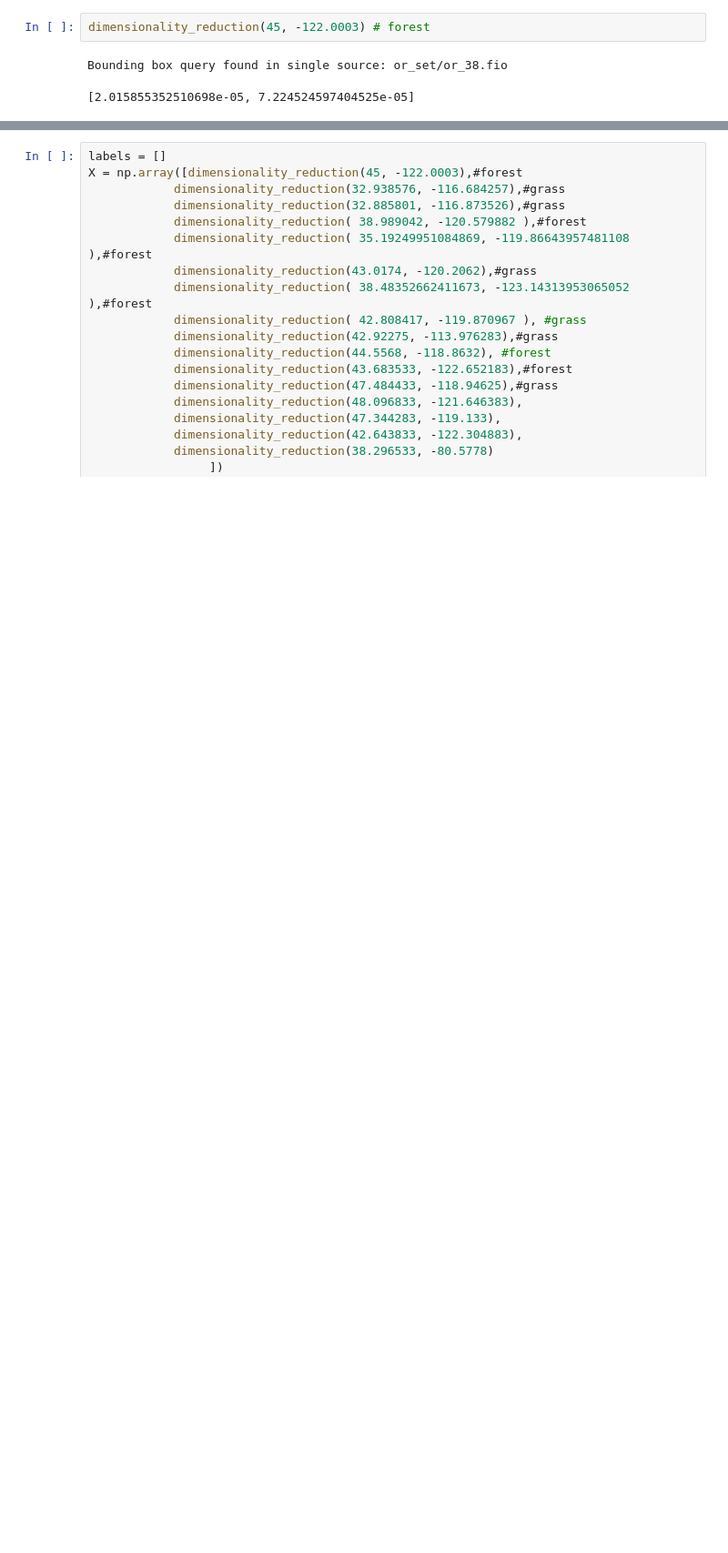
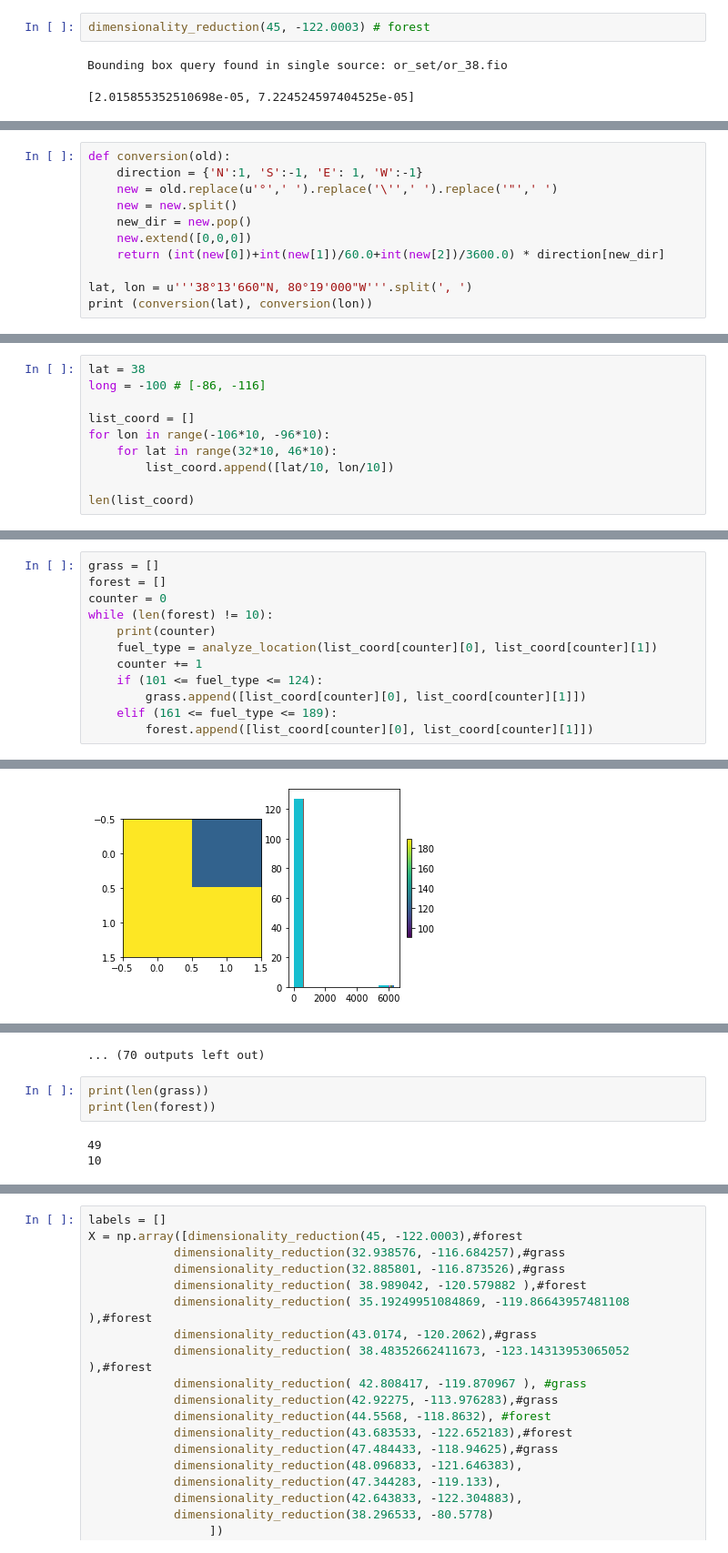
Before and after one commit to Travis-Tran/DSC180_Project, a Jupyter notebook: notebooks/comprehensive_notebook.ipynb, the cells around one changed output, grey strips where cells are left out. Shown at 91% size. Saved outputs shown, nothing was run; the diff lists cells and outputs as text; blank space fills up the shorter version.

```diff
--- a/notebooks/comprehensive_notebook.ipynb
+++ b/notebooks/comprehensive_notebook.ipynb
@@ -173,0 +178,11 @@ The last step each GPS coordinate with a 2-dimensional array will have k-means c
+# %%
+def conversion(old):
+    direction = {'N':1, 'S':-1, 'E': 1, 'W':-1}
+    new = old.replace(u'°',' ').replace('\'',' ').replace('"',' ')
+    new = new.split()
+    new_dir = new.pop()
+    new.extend([0,0,0])
+    return (int(new[0])+int(new[1])/60.0+int(new[2])/3600.0) * direction[new_dir]
+
+lat, lon = u'''38°13'660"N, 80°19'000"W'''.split(', ')
+print (conversion(lat), conversion(lon))
@@ -173,0 +191,10 @@ The last step each GPS coordinate with a 2-dimensional array will have k-means c
+# %%
+lat = 38
+long = -100 # [-86, -116]
+
+list_coord = []
+for lon in range(-106*10, -96*10):
+    for lat in range(32*10, 46*10):
+        list_coord.append([lat/10, lon/10])
+
+len(list_coord)
@@ -173,0 +215,13 @@ The last step each GPS coordinate with a 2-dimensional array will have k-means c
+# %%
+grass = []
+forest = []
+counter = 0
+while (len(forest) != 10):
+    print(counter)
+    fuel_type = analyze_location(list_coord[counter][0], list_coord[counter][1])
+    counter += 1
+    if (101 <= fuel_type <= 124):
+        grass.append([list_coord[counter][0], list_coord[counter][1]])
+    elif (161 <= fuel_type <= 189):
+        forest.append([list_coord[counter][0], list_coord[counter][1]])
+# %% [output]
@@ -173,0 +245 @@ The last step each GPS coordinate with a 2-dimensional array will have k-means c
+[figure, added]
@@ -173,0 +256,7 @@ The last step each GPS coordinate with a 2-dimensional array will have k-means c
+... (70 outputs left out)
+# %%
+print(len(grass))
+print(len(forest))
+# %% [output]
+49
+10
```
Also changed, not shown: parts of 12 cells of this notebook, 1 other file.
